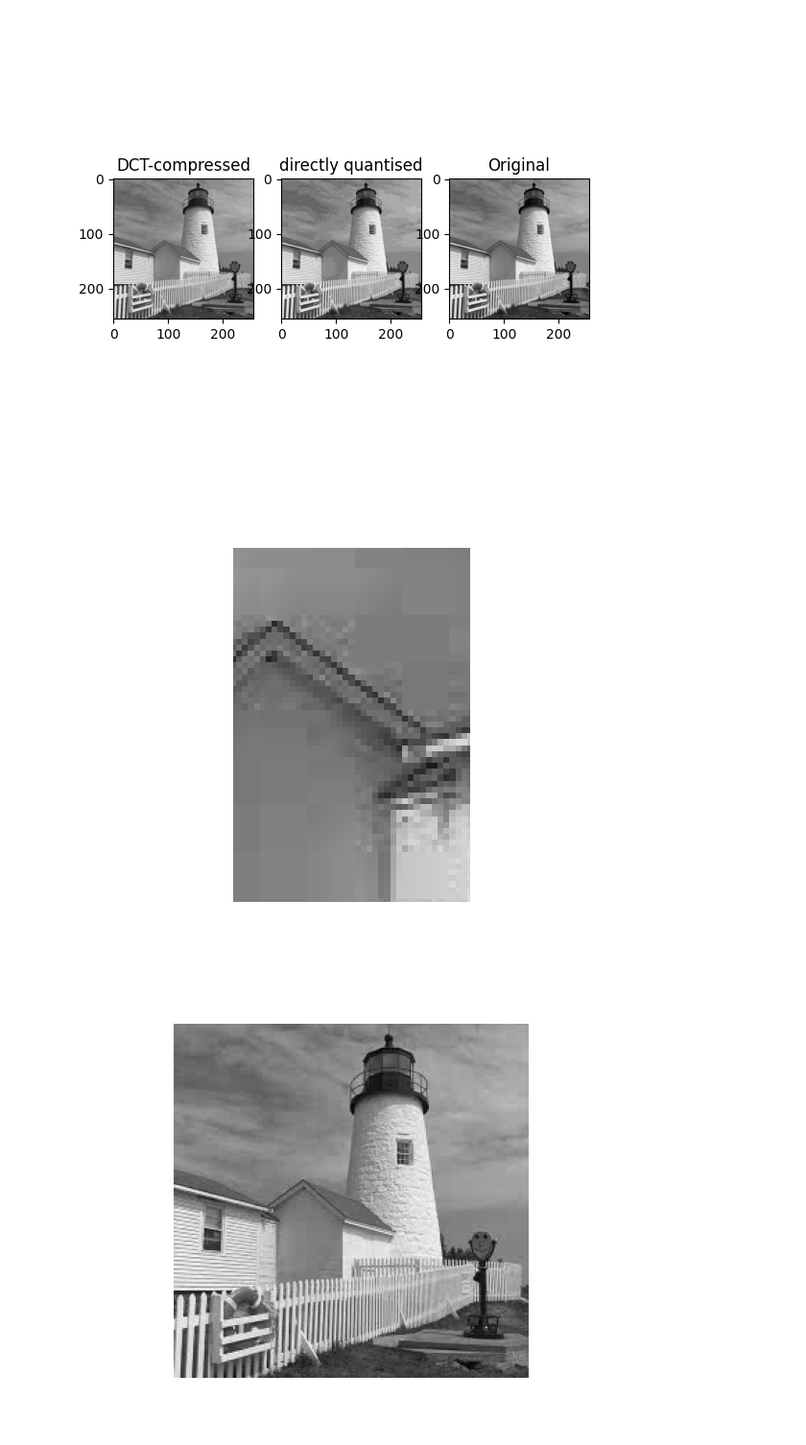
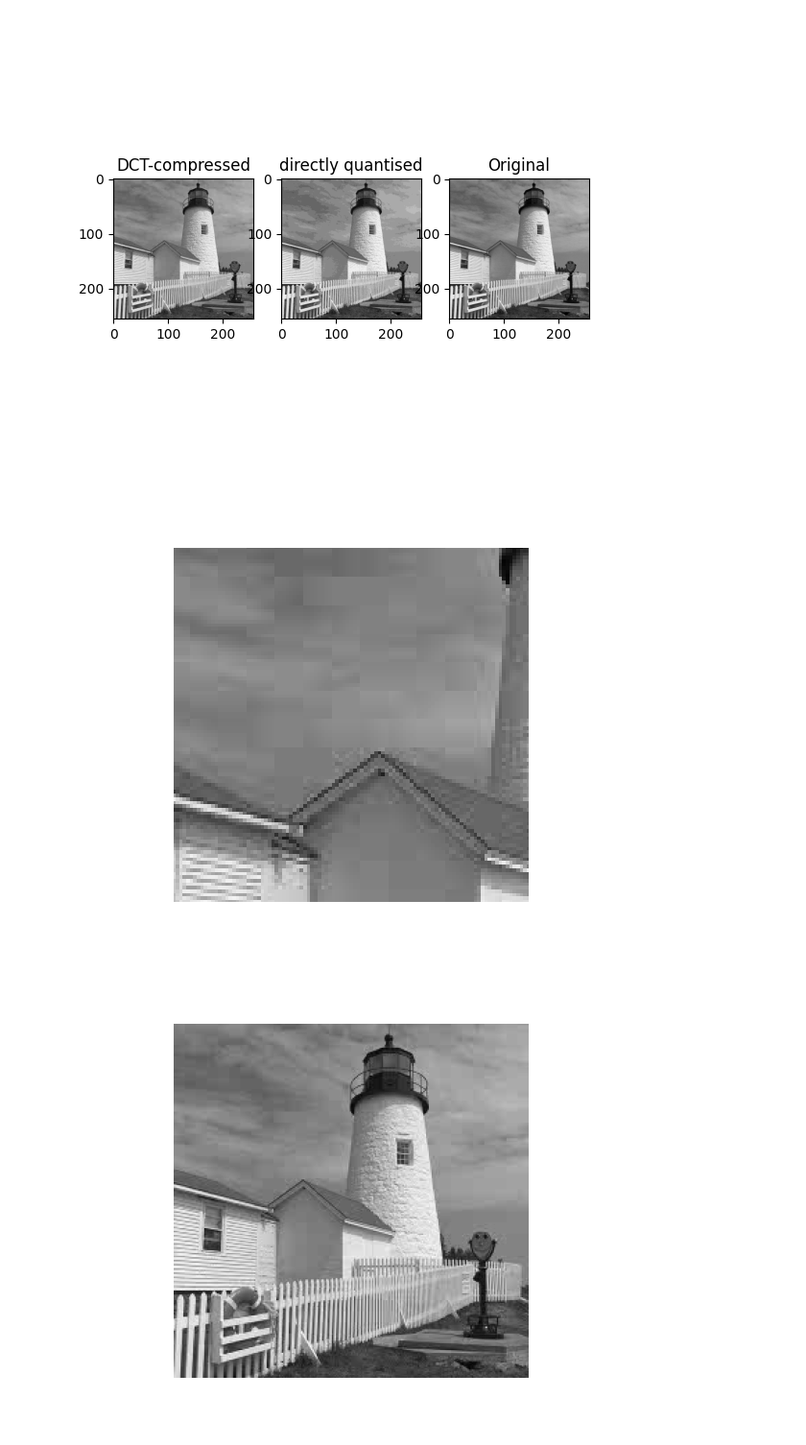
Before and after one commit to ki277/cued_sf2_lab, a Jupyter notebook: 7-the-discrete-cosine-transform.ipynb, the cells around one changed output. Shown at 96% size. Cells and saved outputs as stored; diff of their text form; code cells hidden in the pictures.

```diff
--- a/7-the-discrete-cosine-transform.ipynb
+++ b/7-the-discrete-cosine-transform.ipynb
@@ -479,14 +479,14 @@ compression ratio for directly quantised = 1.0
 # %%
 fig, ax = plt.subplots()
 ax.imshow(Z_opt8, cmap='gray')
-ax.set_xlim(100, 60)
-ax.set_ylim(160, 100)
+ax.set_xlim(35, 135)
+ax.set_ylim(155, 55)
 ax.axis('off')
-#plt.savefig('7_C8_zoom.png', dpi=300, bbox_inches='tight')
+plt.savefig('7_C8_zoom.png', dpi=300, bbox_inches='tight')
 
 plt.show()
 # %% [output]
-[figure, old version]
+[figure, new version]
 # %%
 fig, ax = plt.subplots()
 ax.imshow(Z_opt8, cmap='gray')
```
Also changed, not shown: parts of 2 cells of this notebook, 3 other files.
